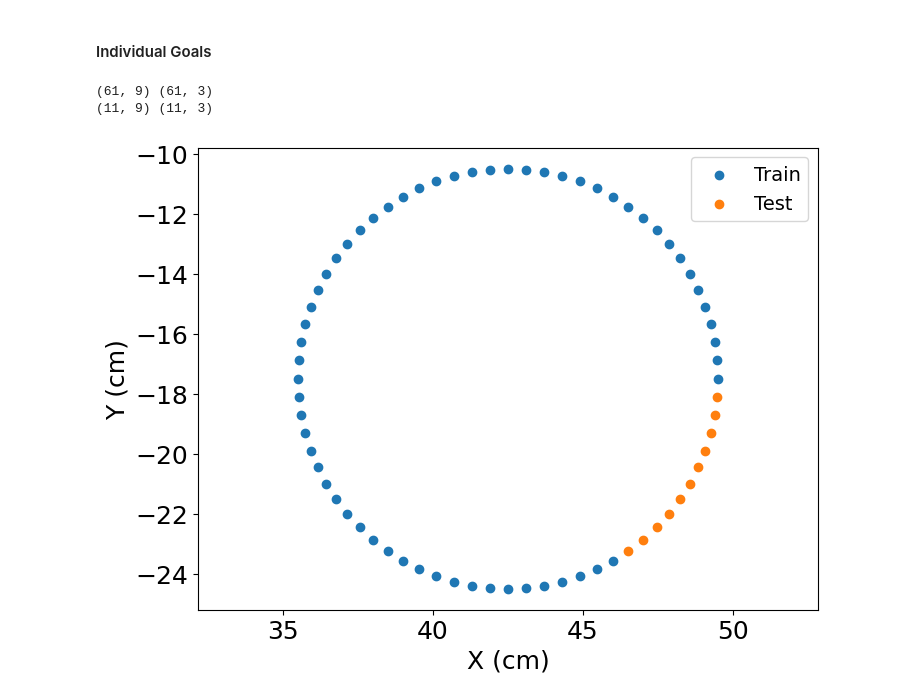
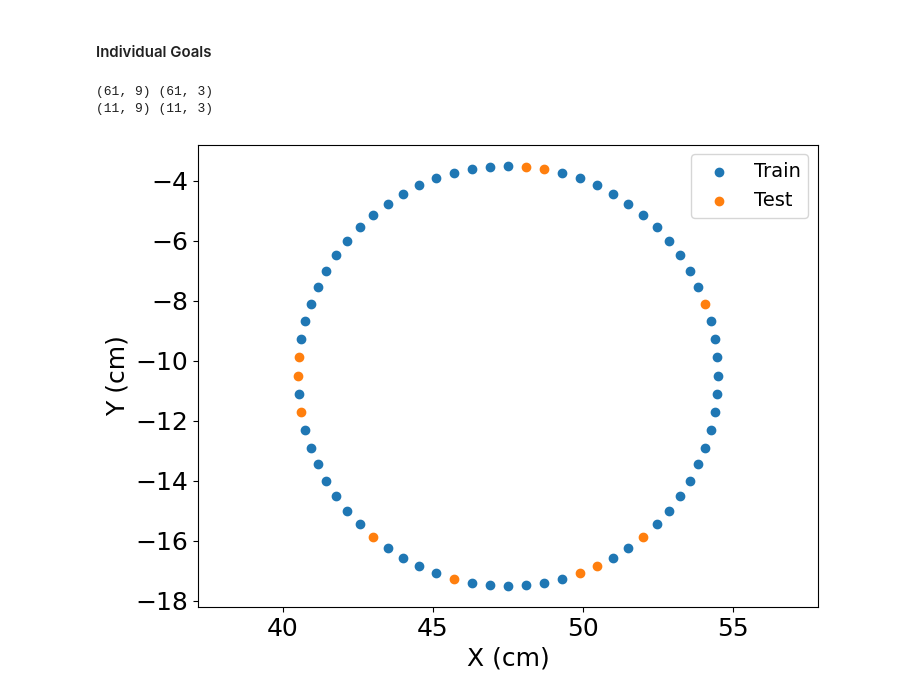
Before and after one commit to arash-mehrabi-z/dnfc-torobo, a Jupyter notebook: feedback_controller/fbc/neural_network/data.ipynb, the cells around one changed output. Drawn from its saved outputs; the diff is of its cells as text; code cells hidden in the pictures.

Commit message:
Make data scarce

```diff
--- a/feedback_controller/fbc/neural_network/data.ipynb
+++ b/feedback_controller/fbc/neural_network/data.ipynb
@@ -83,6 +83,6 @@ array([[[ 0.        ,  0.        ,  0.        ,  0.        ,
 # %% [markdown]
 Make the data scarce by selecting only every 5 degrees
 # %%
-# print(trajectories.shape)
-# scarce_trajectories = trajectories[::5, :, :]
-# print(scarce_trajectories.shape)
+print(trajectories.shape)
+scarce_trajectories = trajectories[::5, :, :]
+print(scarce_trajectories.shape)
@@ -99,0 +106,8 @@ Make the data scarce by selecting only every 5 degrees
+# %%
+# Keep track of which original trajectory indices are kept after making data scarce
+# Original indices: 0, 5, 10, 15, ... (every 5th trajectory)
+original_traj_indices = np.arange(0, trajectories.shape[0], 5)
+print("Original trajectory indices kept:", original_traj_indices[:10], "...")
+print("Number of scarce trajectories:", len(original_traj_indices))
+
+trajectories = scarce_trajectories
@@ -139,13 +184,15 @@ def save_file(array, path):
     with open(path, 'wb') as f:
         np.save(f, array)
 # %%
-ratio = 0.95
-train_data, test_data, indices = split_data_interp(trajectories, ratio)
-# train_data, test_data = split_data_extrap(trajectories, ratio)
-# train_data, test_data = split_data_even(trajectories)
+ratio = 0.85
+train_data, test_data, train_orig_indices, test_orig_indices, shuffle_indices = split_data_interp(
+    trajectories, ratio, original_traj_indices)
 
 # Check the shapes
 print("Train data shape:", train_data.shape)
 print("Test data shape:", test_data.shape)
-print("Indices.shape", indices.shape)
+print("Train original trajectory indices shape:", train_orig_indices.shape)
+print("Test original trajectory indices shape:", test_orig_indices.shape)
+print("\nFirst 5 train original traj indices:", train_orig_indices[:5])
+print("First 5 test original traj indices:", test_orig_indices[:5])
 # %% [output]
@@ -359,17 +403,17 @@ def visualize_test_train(goal_train, goal_test, file_path):
 # %%
 goal_1_train = coords_train[:, :3]
 goal_1_test = coords_test[:, :3]
 print(coords_train.shape, goal_1_train.shape)
 print(coords_test.shape, goal_1_test.shape)
 
-dir_path = os.path.join(ds_root_dir, f"analysis_{ratio}_extrap")
+dir_path = os.path.join(ds_root_dir, f"analysis_{ratio}_interp")
 file_path = os.path.join(dir_path, "goal_1.png")
 
 visualize_test_train(goal_1_train, goal_1_test, file_path)
 # %% [output]
 (61, 9) (61, 3)
 (11, 9) (11, 3)
-[figure, old version]
+[figure, new version]
 # %%
 goal_1_train[:5]
 # %% [output]
```
Also changed, not shown: parts of 19 cells of this notebook, 2 other files.
